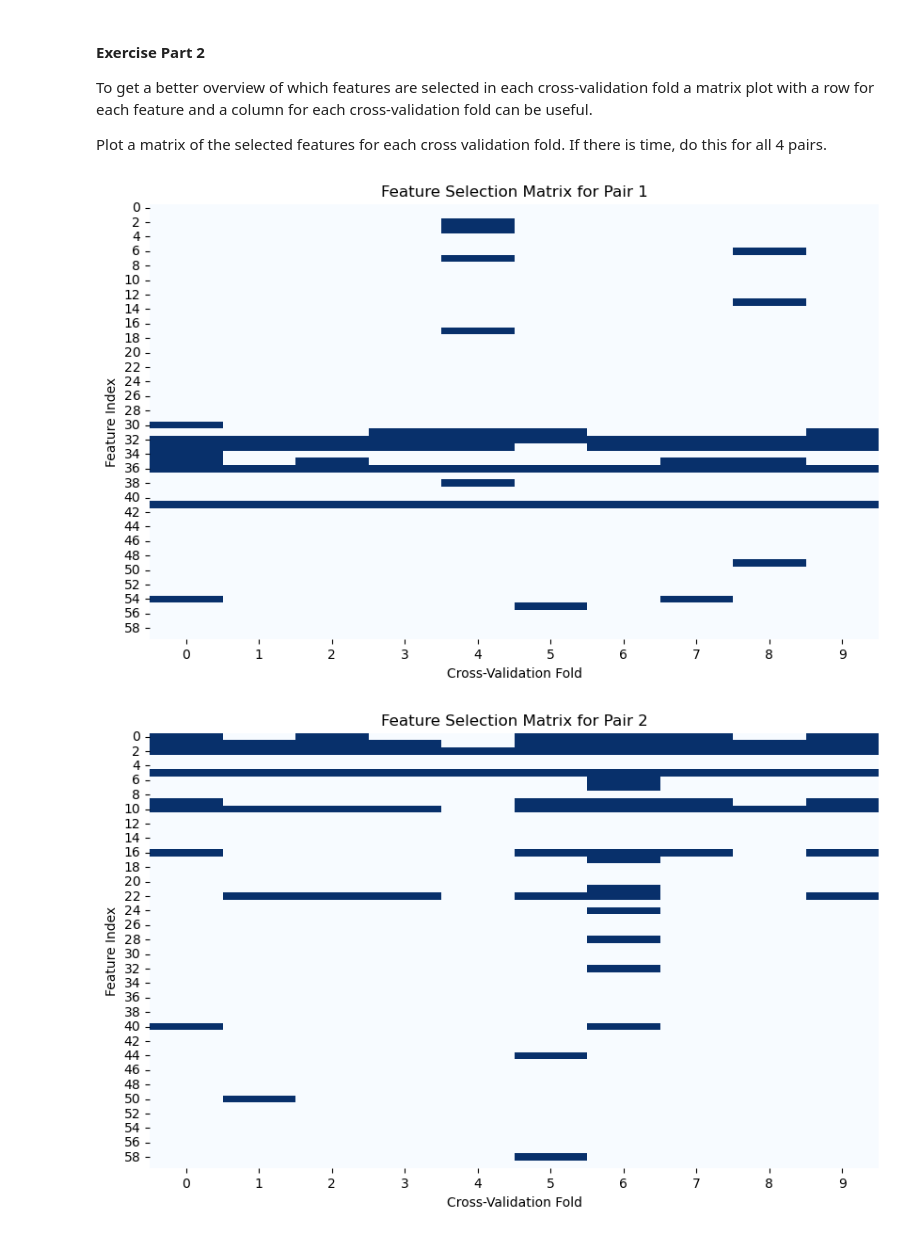
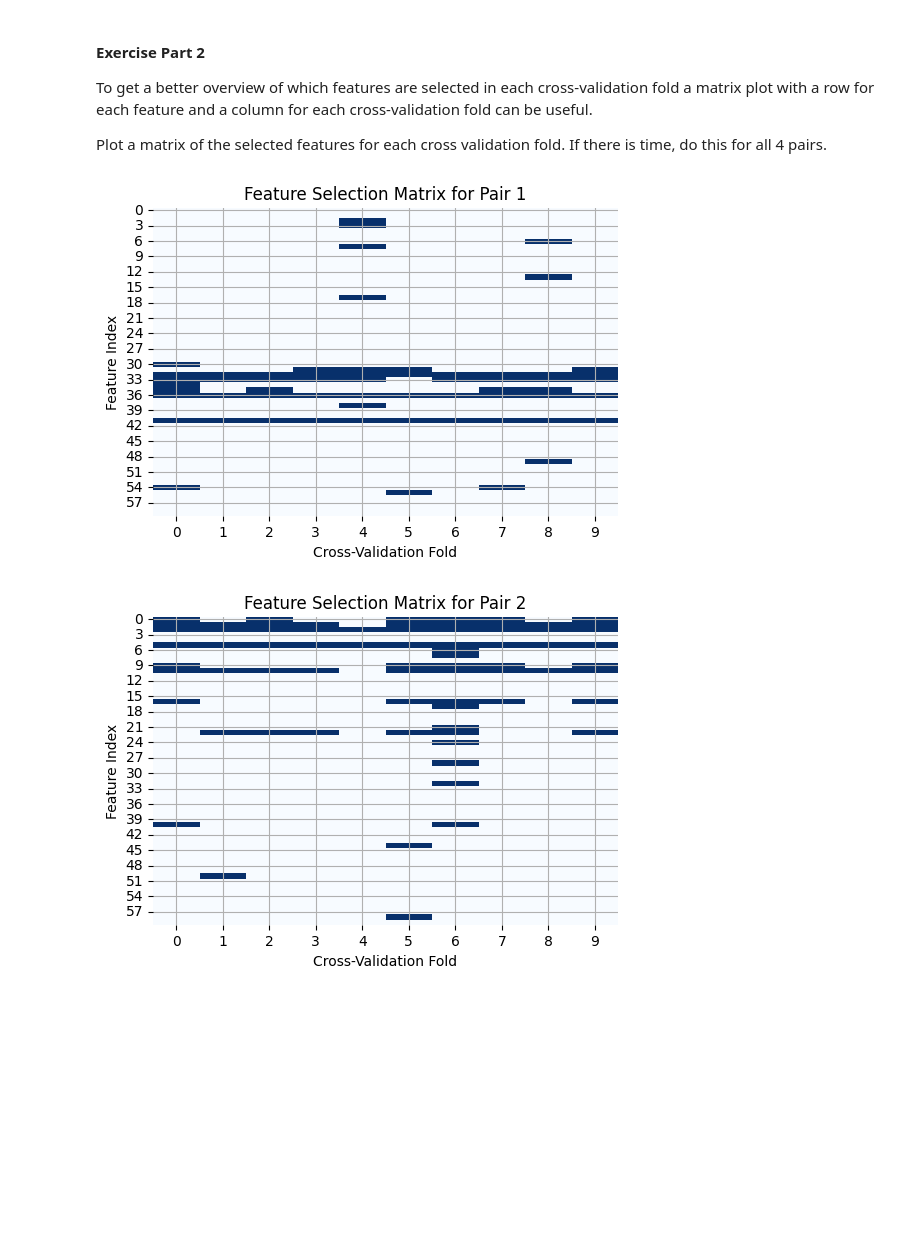
Before and after one commit to CarlaZdravkovicHugod/recall_miniproject_02464, a Jupyter notebook: miniproject2/logistic_regression_classification_2025_weeks8&9.ipynb, the cells around one changed output. Saved outputs shown, nothing was run; the diff lists cells and outputs as text; code cells hidden in the pictures; blank space fills up the shorter version.

Commit message:
alternative plotting and answers agreed

```diff
--- a/miniproject2/logistic_regression_classification_2025_weeks8&9.ipynb
+++ b/miniproject2/logistic_regression_classification_2025_weeks8&9.ipynb
@@ -162,18 +162,19 @@ Plot a matrix of the selected features for each cross validation fold. If there
 # %%
 for p in range(n_pairs):
     n_features = features[p].shape[1]
     selection_matrix = np.zeros((n_features, K))
 
     for k in range(K):
         selected_features = sfs_features[p][k]
         selection_matrix[selected_features, k] = 1
 
-    plt.figure(figsize=(10, 6))
+    plt.figure(figsize=(6, 4))
     sns.heatmap(selection_matrix, cmap='Blues', cbar=False)
     plt.title(f'Feature Selection Matrix for Pair {p+1}')
     plt.xlabel('Cross-Validation Fold')
     plt.ylabel('Feature Index')
+    plt.grid()
     plt.show()
 # %% [output]
-[figure, old version]
+[figure, new version]
-[figure, old version]
+[figure, new version]
```
Also changed, not shown: parts of 10 cells of this notebook.
